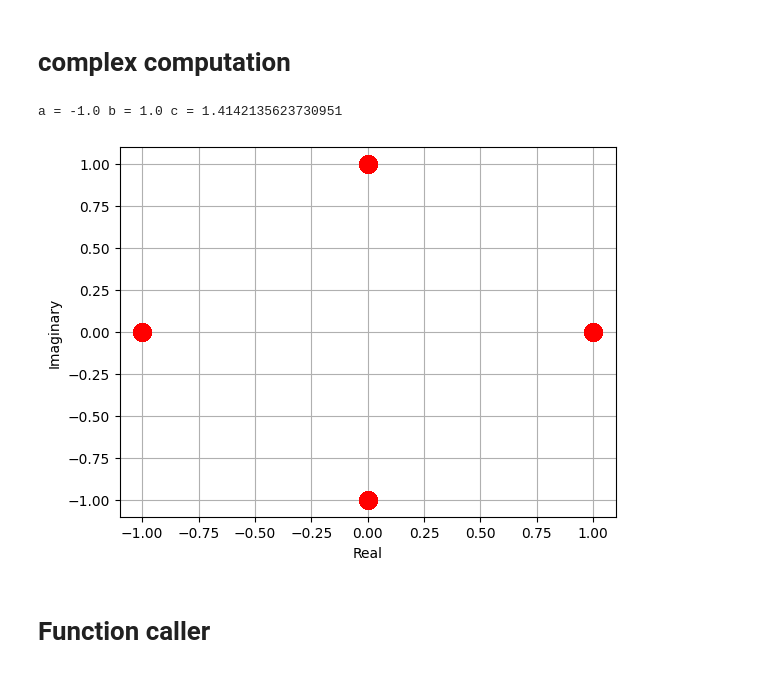
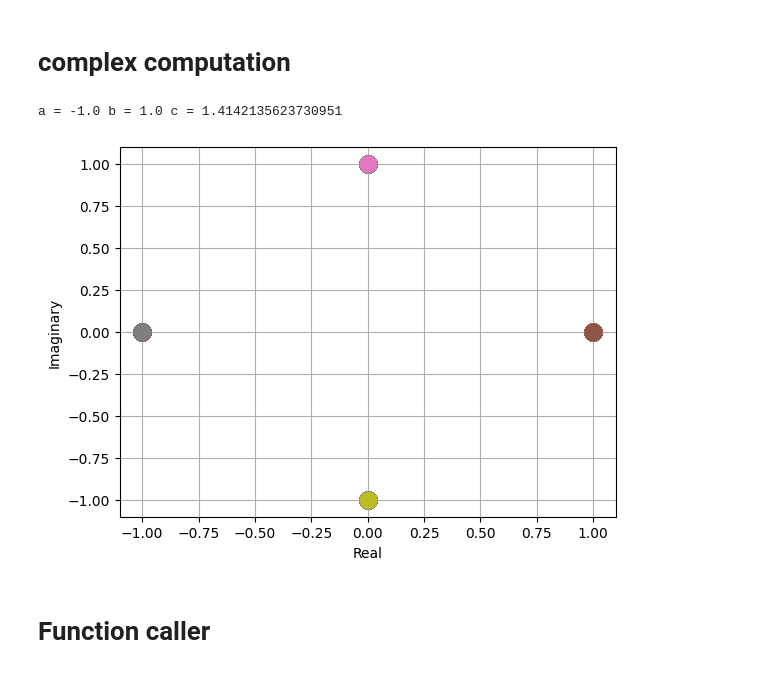
Before and after one commit to xmrenigmax/L4_Course, a Jupyter notebook: L4Mathematics/Lab2/math_Lab2_jupiter.ipynb, the cells around one changed output. Saved outputs shown, nothing was run; the diff lists cells and outputs as text; code cells hidden in the pictures.

```diff
--- a/L4Mathematics/Lab2/math_Lab2_jupiter.ipynb
+++ b/L4Mathematics/Lab2/math_Lab2_jupiter.ipynb
@@ -99,28 +99,28 @@ def rotation_of_complexity():
 # %%
 def complex_computations():
     # complex number
     h = -1j * ((4+4j)/((2j)*((1+1j)**2)))
     # express as h = a + bj where a is the real part and b is the imaginary part
     # express as a, b, c belonging to real numbers.
     # a is the real part of h, b is the imaginary part of h, c is the absolute value of h
     a = h.real
     b = h.imag
     c = abs(h)
     # print the results
     print("a = {} b = {} c = {}".format(a,b,c))
     # plot h*j**n where n is the incrememnt of the loop
     for n in range(1,1000):
         h = 1j**n
-        plt.plot(h.real, h.imag, "ro", markersize=12)
+        plt.plot(h.real, h.imag, "o", markersize=12)
     plt.xlabel("Real"); plt.ylabel("Imaginary")
     plt.grid()
 
 
 
 complex_computations()
 # %% [output]
 a = -1.0 b = 1.0 c = 1.4142135623730951
-[figure, old version]
+[figure, new version]
 # %% [markdown]
 # Function caller
 # %%
```
Also changed, not shown: parts of 1 cell of this notebook, 1 other file.
